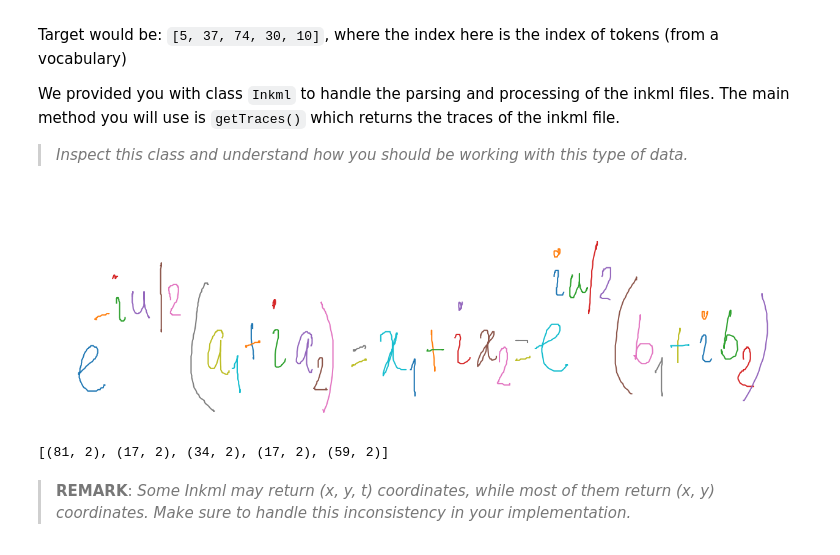
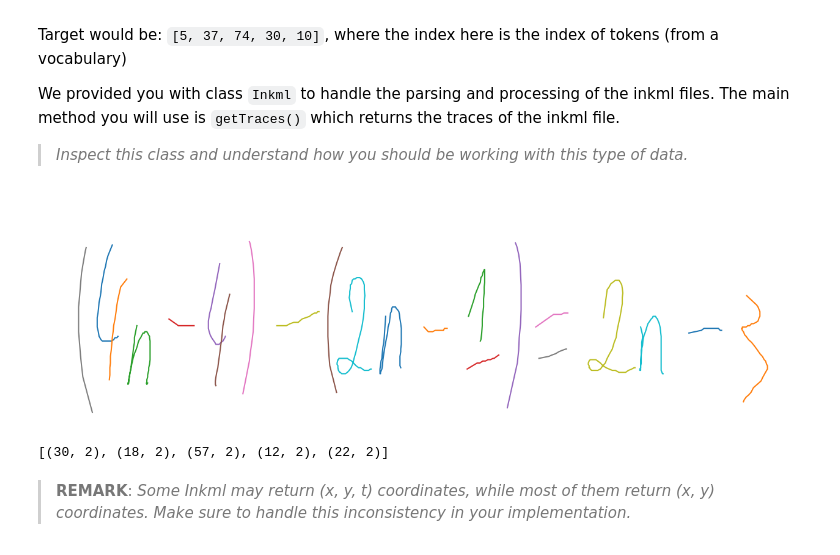
Before and after one commit to tltlinh/AI_project, a Jupyter notebook: Assignment_HME_recognition_ColabVersion.ipynb, the cells around one changed output. Cells and saved outputs as stored; diff of their text form; code cells hidden in the pictures.

```diff
--- a/Assignment_HME_recognition_ColabVersion.ipynb
+++ b/Assignment_HME_recognition_ColabVersion.ipynb
@@ -422,17 +422,17 @@ class Inkml(object):
             trace_arr = np.array(trace)
             plt.plot(trace_arr[:, 0], -trace_arr[:, 1])  # invert y coordinate
 # %%
-inkml_path = 'dataset/crohme2019/crohme2019/test/ISICal19_1201_em_758.inkml'
+inkml_path = '/content/dataset/crohme2019/crohme2019/test/UN19_1032_em_455.inkml'
 ink = Inkml(inkml_path)
 ink.view()
 # %% [output]
-[figure, old version]
+[figure, new version]
 # %%
 # Display shapes of first 5 traces in one file
 
 [np.array(trace).shape for trace in ink.getTraces()][:5]
 # %% [output]
-[(81, 2), (17, 2), (34, 2), (17, 2), (59, 2)]
+[(30, 2), (18, 2), (57, 2), (12, 2), (22, 2)]
 # %% [markdown]
 > **REMARK**: _Some Inkml may return (x, y, t) coordinates, while most of them return (x, y) coordinates. Make sure to handle this inconsistency in your implementation._
 # %% [markdown]
```
Also changed, not shown: parts of 5 cells of this notebook.
